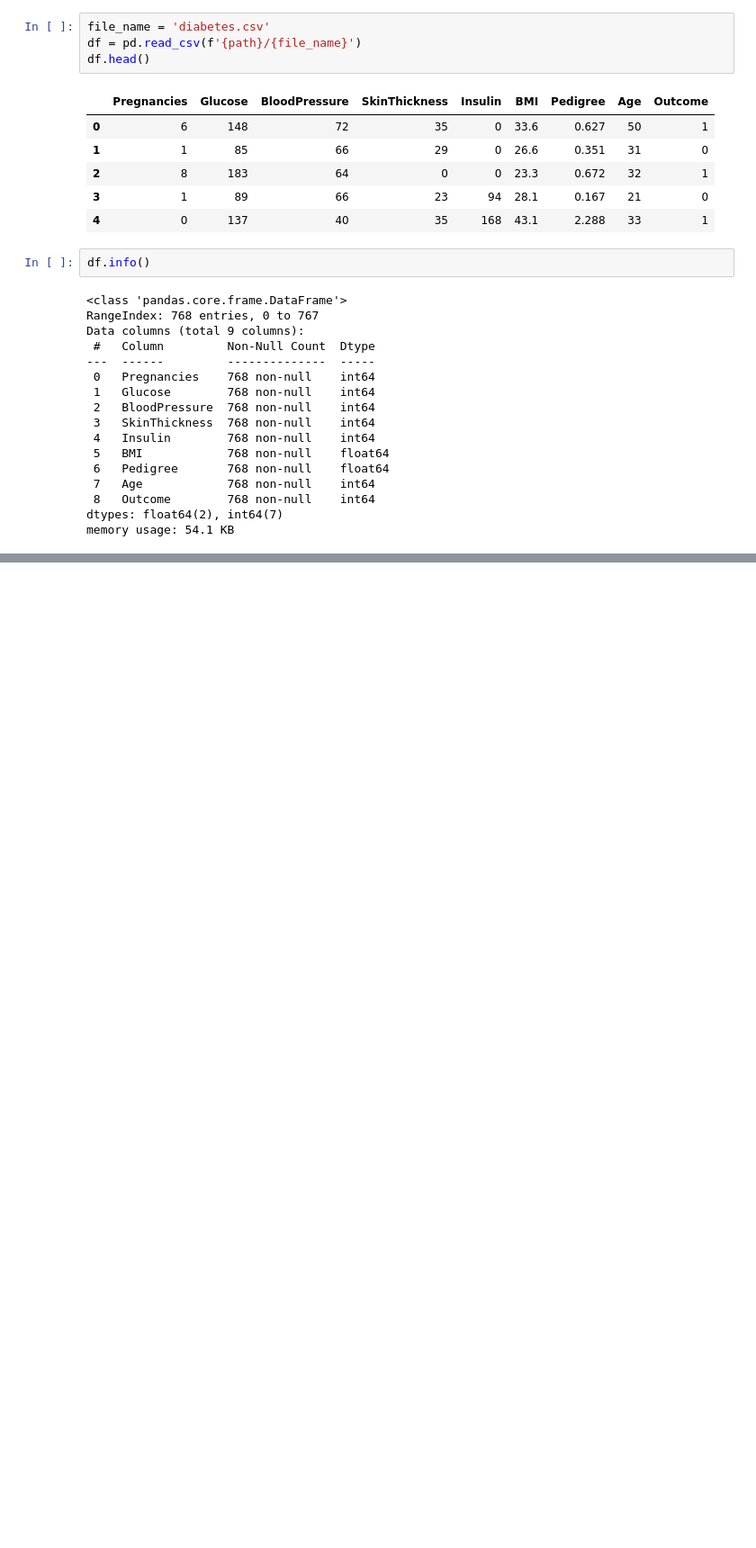
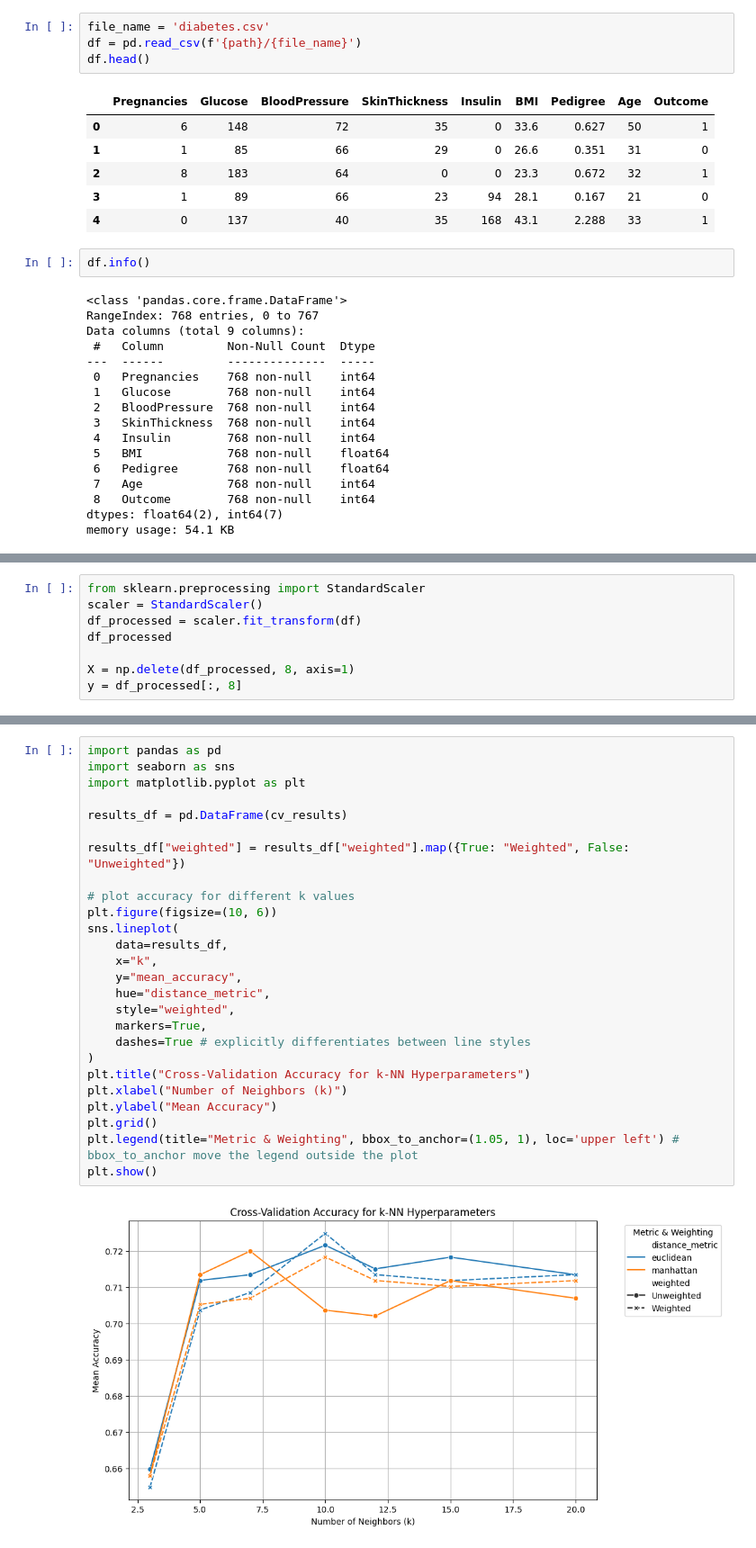
Before and after one commit to 7Kseniya/AI_Systems, a Jupyter notebook: ml_intro/lab4/knn.ipynb, the cells around one changed output, grey strips where cells are left out. Shown at 90% size. Drawn from its saved outputs; the diff is of its cells as text; blank space fills up the shorter version.

```diff
--- a/ml_intro/lab4/knn.ipynb
+++ b/ml_intro/lab4/knn.ipynb
@@ -72,0 +253,8 @@ df.describe()
+# %%
+from sklearn.preprocessing import StandardScaler
+scaler = StandardScaler()
+df_processed = scaler.fit_transform(df)
+df_processed
+
+X = np.delete(df_processed, 8, axis=1)
+y = df_processed[:, 8]
@@ -72,0 +355,28 @@ df.describe()
+# %%
+import pandas as pd
+import seaborn as sns
+import matplotlib.pyplot as plt
+
+results_df = pd.DataFrame(cv_results)
+
+results_df["weighted"] = results_df["weighted"].map({True: "Weighted", False: "Unweighted"})
+
+# plot accuracy for different k values
+plt.figure(figsize=(10, 6))
+sns.lineplot(
+    data=results_df,
+    x="k",
+    y="mean_accuracy",
+    hue="distance_metric",
+    style="weighted",
+    markers=True,
+    dashes=True # explicitly differentiates between line styles
+)
+plt.title("Cross-Validation Accuracy for k-NN Hyperparameters")
+plt.xlabel("Number of Neighbors (k)")
+plt.ylabel("Mean Accuracy")
+plt.grid()
+plt.legend(title="Metric & Weighting", bbox_to_anchor=(1.05, 1), loc='upper left') # bbox_to_anchor move the legend outside the plot
+plt.show()
+# %% [output]
+[figure, added]
```
Also changed, not shown: parts of 19 cells of this notebook.
